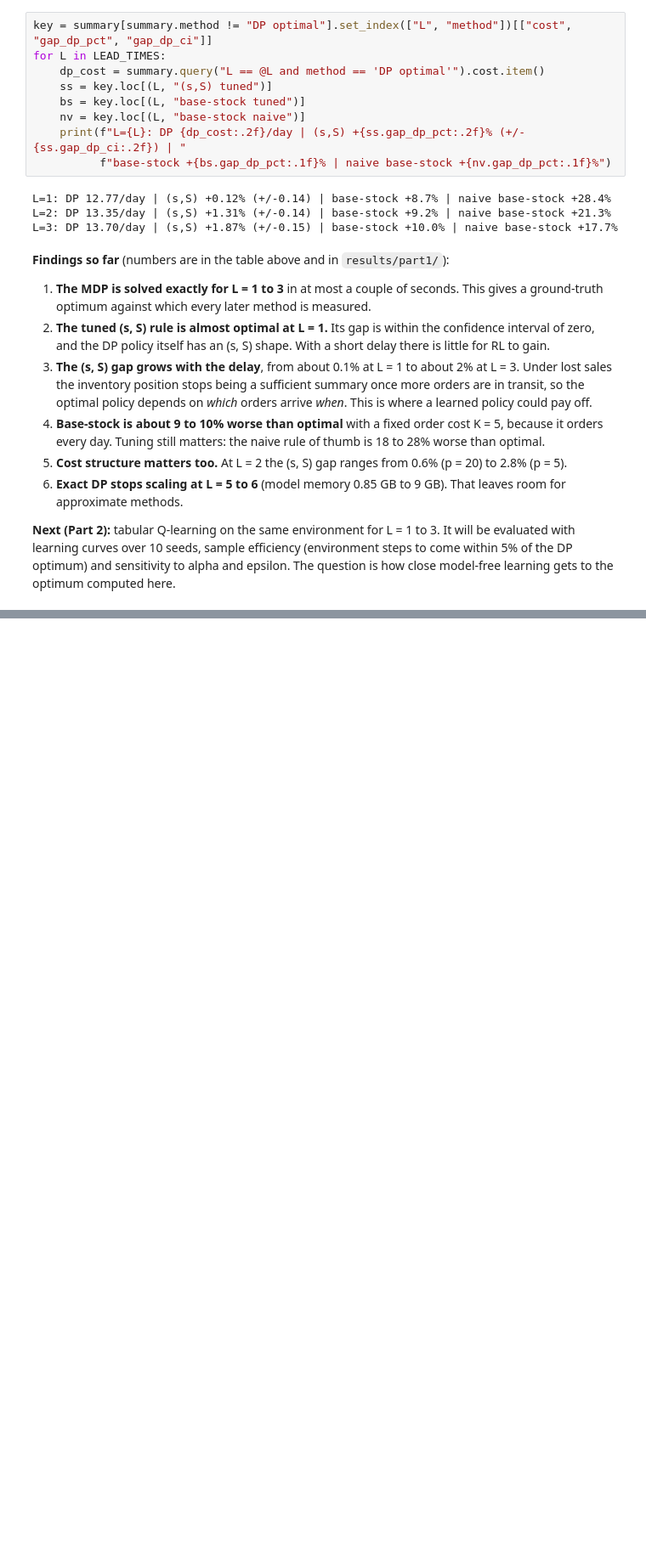
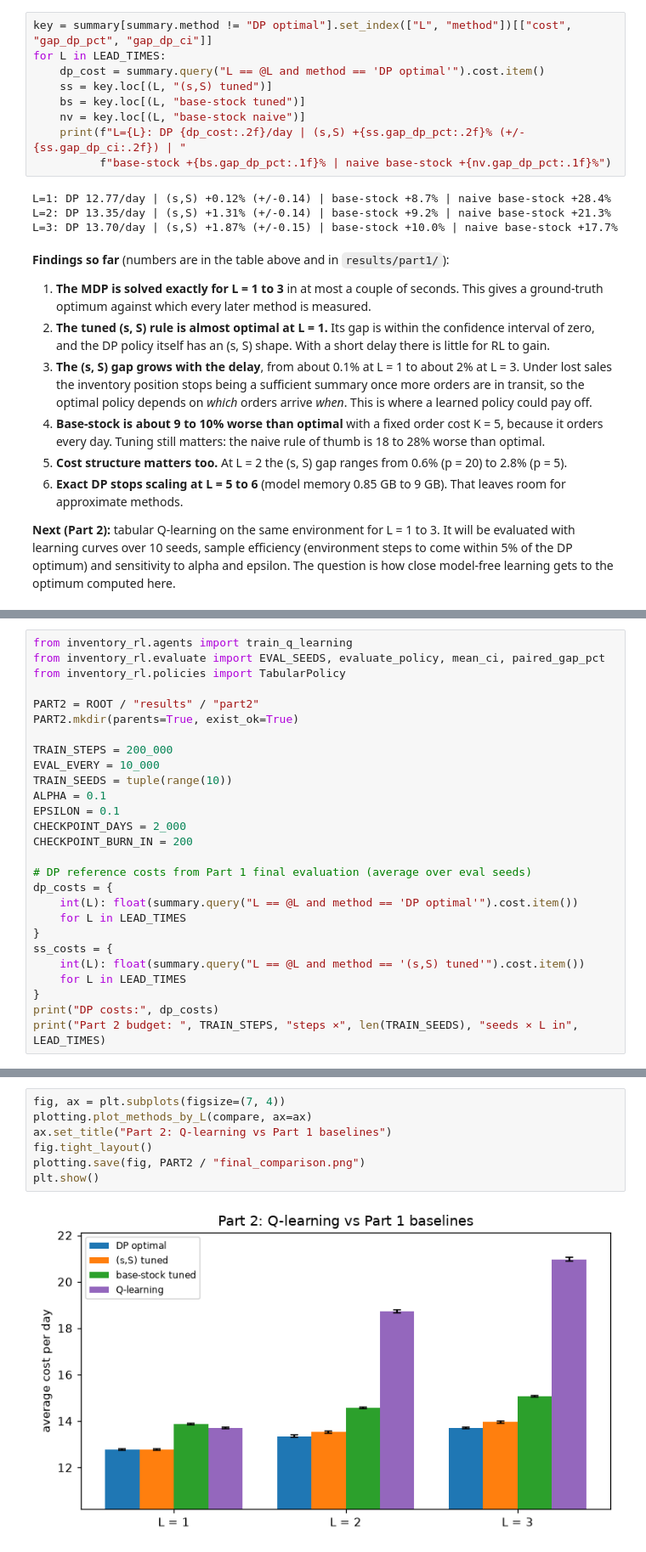
Before and after one commit to EfremStefan/RL_learning, a Jupyter notebook: notebooks/01_part1_env_dp_rules.ipynb, the cells around one changed output, grey strips where cells are left out. Shown at 85% size. Saved outputs shown, nothing was run; the diff lists cells and outputs as text; blank space fills up the shorter version.

```diff
--- a/notebooks/01_part1_env_dp_rules.ipynb
+++ b/notebooks/01_part1_env_dp_rules.ipynb
@@ -526,0 +543,27 @@ L=3: DP 13.70/day | (s,S) +1.87% (+/-0.15) | base-stock +10.0% | naive base-stoc
+# %%
+from inventory_rl.agents import train_q_learning
+from inventory_rl.evaluate import EVAL_SEEDS, evaluate_policy, mean_ci, paired_gap_pct
+from inventory_rl.policies import TabularPolicy
+
+PART2 = ROOT / "results" / "part2"
+PART2.mkdir(parents=True, exist_ok=True)
+
+TRAIN_STEPS = 200_000
+EVAL_EVERY = 10_000
+TRAIN_SEEDS = tuple(range(10))
+ALPHA = 0.1
+EPSILON = 0.1
+CHECKPOINT_DAYS = 2_000
+CHECKPOINT_BURN_IN = 200
+
+# DP reference costs from Part 1 final evaluation (average over eval seeds)
+dp_costs = {
+    int(L): float(summary.query("L == @L and method == 'DP optimal'").cost.item())
+    for L in LEAD_TIMES
+}
+ss_costs = {
+    int(L): float(summary.query("L == @L and method == '(s,S) tuned'").cost.item())
+    for L in LEAD_TIMES
+}
+print("DP costs:", dp_costs)
+print("Part 2 budget: ", TRAIN_STEPS, "steps ×", len(TRAIN_SEEDS), "seeds × L in", LEAD_TIMES)
@@ -526,0 +698,9 @@ L=3: DP 13.70/day | (s,S) +1.87% (+/-0.15) | base-stock +10.0% | naive base-stoc
+# %%
+fig, ax = plt.subplots(figsize=(7, 4))
+plotting.plot_methods_by_L(compare, ax=ax)
+ax.set_title("Part 2: Q-learning vs Part 1 baselines")
+fig.tight_layout()
+plotting.save(fig, PART2 / "final_comparison.png")
+plt.show()
+# %% [output]
+[figure, added]
```
Also changed, not shown: parts of 24 cells of this notebook, 18 other files.
